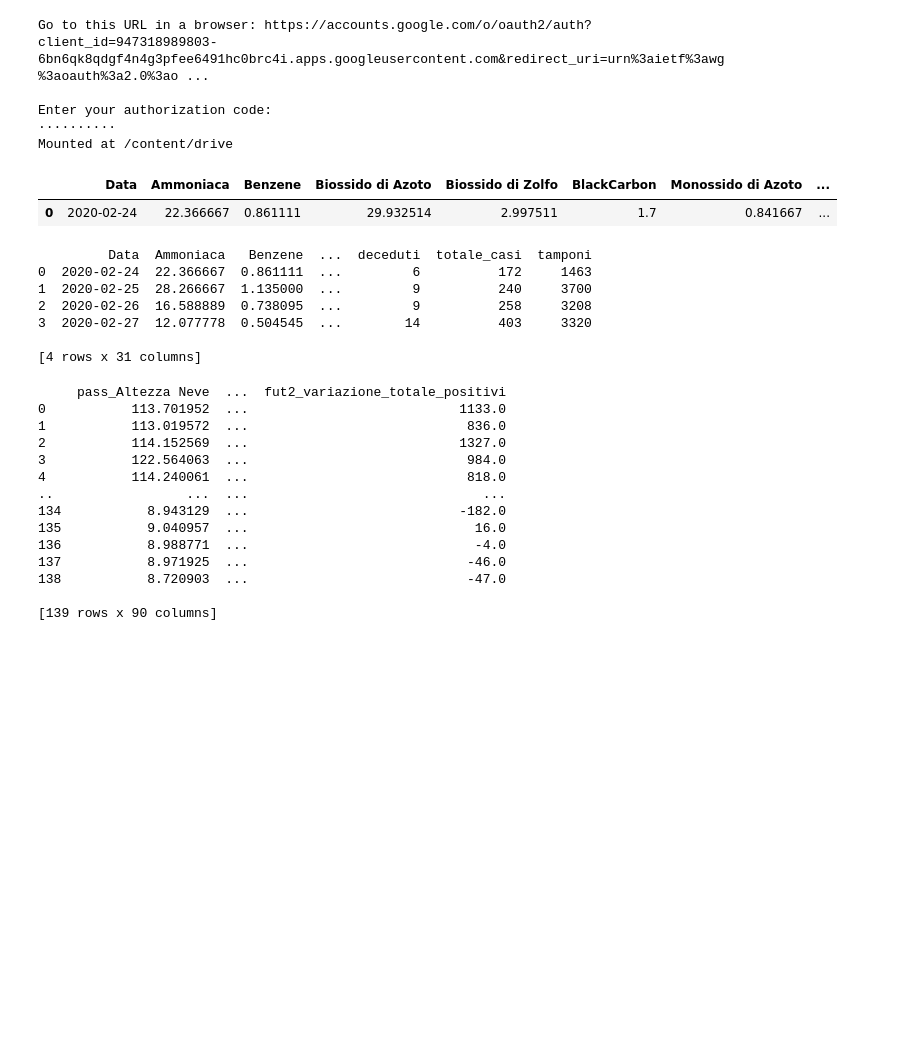
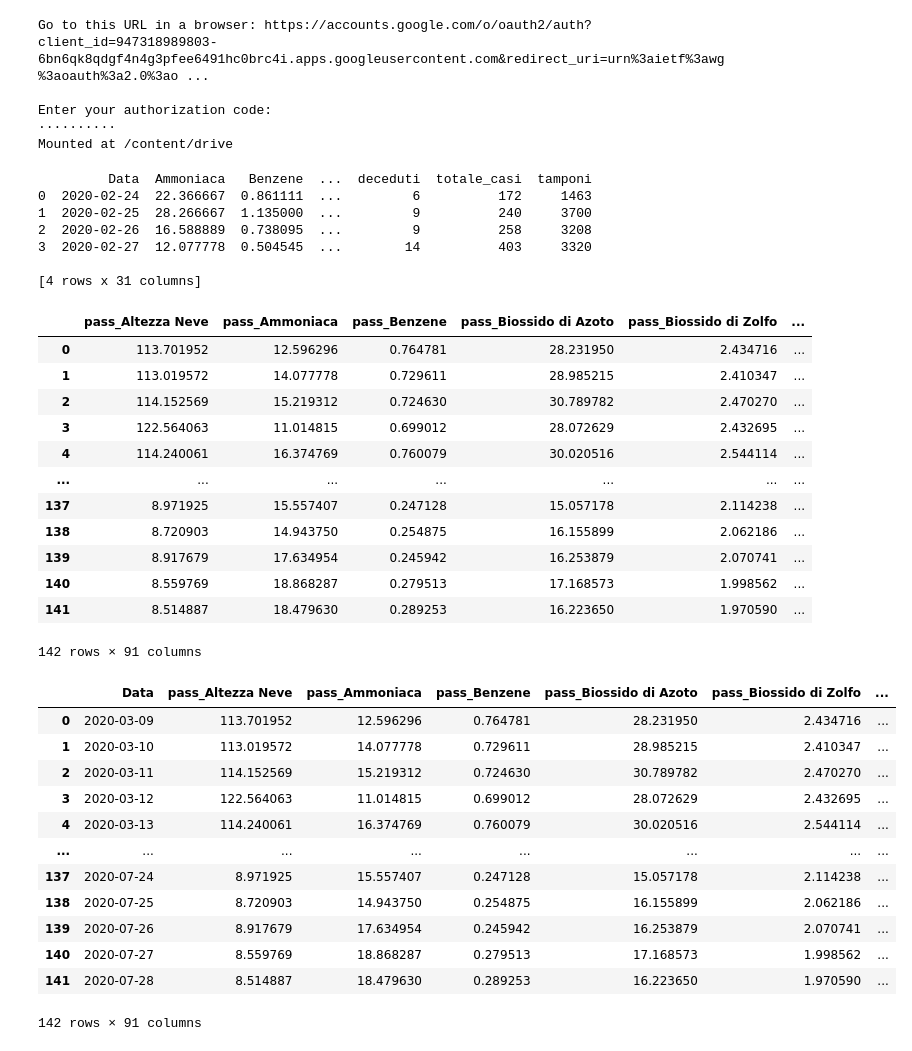
Before and after one commit to Tambup/MLDM_COVID-19, a Jupyter notebook: dataset_finale_medie.ipynb, the cells around one changed output. Drawn from its saved outputs; the diff is of its cells as text; code cells hidden in the pictures; blank space fills up the shorter version.

Commit message:
Aggiunta la data. In un secondo momento aggiungerò dei commenti esplicativi.

```diff
--- a/dataset_finale_medie.ipynb
+++ b/dataset_finale_medie.ipynb
@@ -24,12 +21,6 @@ random.seed(0)
 # %%
 #Carica dati dai file
 dataset_completo = pd.read_csv("/content/drive/Shared drives/MLDM progetto/Datasets/dataset_completo.csv")
-dataset_completo=dataset_completo.drop(columns=["Data"])
-# %%
-dataset_completo.head(1)
-# %% [output]
-|  | Data | Ammoniaca | Benzene | Biossido di Azoto | Biossido di Zolfo | BlackCarbon | Monossido di Azoto | ... |
-| 0 | 2020-02-24 | 22.366667 | 0.861111 | 29.932514 | 2.997511 | 1.7 | 0.841667 | ... |
 # %%
 print(dataset_completo.loc[0:3, :])
 # %% [output]
@@ -44,37 +35,62 @@ print(dataset_completo.loc[0:3, :])
 random.seed(54)
 
 col=list(dataset_completo.columns)
-#col.remove("Data")
-for i in range(0,dataset_completo.shape[0]-21):
+col.remove("Data")
+#col.append("Data")
+for i in range(0,dataset_completo.shape[0]-18):
+  data_previsione=dataset_completo.loc[i+14, "Data"]
   giorni_precedenti=dataset_completo.loc[i:i+14, :]
   giorni_selezionati=random.sample(range(i,i+14), 6)
-  media_passato=dataset_completo.loc[giorni_selezionati, :].mean().reset_index()
+  media_passato=dataset_completo.loc[giorni_selezionati, :].mean().to_frame()
 
   media_passato=media_passato.pivot_table(columns=col).add_prefix("pass_")
-  fut1=dataset_completo.loc[i+15].to_frame().pivot_table(columns=col).add_prefix("fut1_").reset_index()
-  fut2=dataset_completo.loc[i+17].to_frame().pivot_table(columns=col).add_prefix("fut2_").reset_index()
+  media_passato["Data"]=data_previsione
+  fut1=pd.to_numeric(dataset_completo.loc[i+16, dataset_completo.columns != "Data"]).to_frame().pivot_table(columns=col).add_prefix("fut1_").reset_index()
+  fut2=pd.to_numeric(dataset_completo.loc[i+18, dataset_completo.columns != "Data"]).to_frame().pivot_table(columns=col).add_prefix("fut2_").reset_index()
   riga=pd.concat([media_passato, fut1, fut2], axis=1).drop(columns="index")
   if i==0:
     finale=pd.DataFrame(columns=riga.columns)
 
   finale=pd.concat([finale, riga], axis=0, ignore_index=True)
 
-print(finale)
+finale
 # %% [output]
+|  | pass_Altezza Neve | pass_Ammoniaca | pass_Benzene | pass_Biossido di Azoto | pass_Biossido di Zolfo | ... |
+| 0 | 113.701952 | 12.596296 | 0.764781 | 28.231950 | 2.434716 | ... |
+| 1 | 113.019572 | 14.077778 | 0.729611 | 28.985215 | 2.410347 | ... |
+| 2 | 114.152569 | 15.219312 | 0.724630 | 30.789782 | 2.470270 | ... |
+| 3 | 122.564063 | 11.014815 | 0.699012 | 28.072629 | 2.432695 | ... |
+| 4 | 114.240061 | 16.374769 | 0.760079 | 30.020516 | 2.544114 | ... |
+| ... | ... | ... | ... | ... | ... | ... |
+| 137 | 8.971925 | 15.557407 | 0.247128 | 15.057178 | 2.114238 | ... |
+| 138 | 8.720903 | 14.943750 | 0.254875 | 16.155899 | 2.062186 | ... |
+| 139 | 8.917679 | 17.634954 | 0.245942 | 16.253879 | 2.070741 | ... |
+| 140 | 8.559769 | 18.868287 | 0.279513 | 17.168573 | 1.998562 | ... |
+| 141 | 8.514887 | 18.479630 | 0.289253 | 16.223650 | 1.970590 | ... |
-     pass_Altezza Neve  ...  fut2_variazione_totale_positivi
-0           113.701952  ...                           1133.0
-1           113.019572  ...                            836.0
-2           114.152569  ...                           1327.0
-3           122.564063  ...                            984.0
-4           114.240061  ...                            818.0
-..                 ...  ...                              ...
-134           8.943129  ...                           -182.0
-135           9.040957  ...                             16.0
-136           8.988771  ...                             -4.0
-137           8.971925  ...                            -46.0
-138           8.720903  ...                            -47.0
-
-[139 rows x 90 columns]
+142 rows × 91 columns
+# %%
+colonne_non_ordinate=list(finale.columns)
+colonne_non_ordinate.remove("Data")
+elenco_ordinato_colonne=["Data"]
+
+elenco_ordinato_colonne=elenco_ordinato_colonne+colonne_non_ordinate
+finale=finale.reindex(columns=elenco_ordinato_colonne)
+
+finale
+# %% [output]
+|  | Data | pass_Altezza Neve | pass_Ammoniaca | pass_Benzene | pass_Biossido di Azoto | pass_Biossido di Zolfo | ... |
+| 0 | 2020-03-09 | 113.701952 | 12.596296 | 0.764781 | 28.231950 | 2.434716 | ... |
+| 1 | 2020-03-10 | 113.019572 | 14.077778 | 0.729611 | 28.985215 | 2.410347 | ... |
+| 2 | 2020-03-11 | 114.152569 | 15.219312 | 0.724630 | 30.789782 | 2.470270 | ... |
+| 3 | 2020-03-12 | 122.564063 | 11.014815 | 0.699012 | 28.072629 | 2.432695 | ... |
+| 4 | 2020-03-13 | 114.240061 | 16.374769 | 0.760079 | 30.020516 | 2.544114 | ... |
+| ... | ... | ... | ... | ... | ... | ... | ... |
+| 137 | 2020-07-24 | 8.971925 | 15.557407 | 0.247128 | 15.057178 | 2.114238 | ... |
+| 138 | 2020-07-25 | 8.720903 | 14.943750 | 0.254875 | 16.155899 | 2.062186 | ... |
+| 139 | 2020-07-26 | 8.917679 | 17.634954 | 0.245942 | 16.253879 | 2.070741 | ... |
+| 140 | 2020-07-27 | 8.559769 | 18.868287 | 0.279513 | 17.168573 | 1.998562 | ... |
+| 141 | 2020-07-28 | 8.514887 | 18.479630 | 0.289253 | 16.223650 | 1.970590 | ... |
+142 rows × 91 columns
 # %%
 finale.to_csv("dataset_finale_medie.csv", index=False)
 # %%
```
Also changed, not shown: parts of 3 cells of this notebook.
